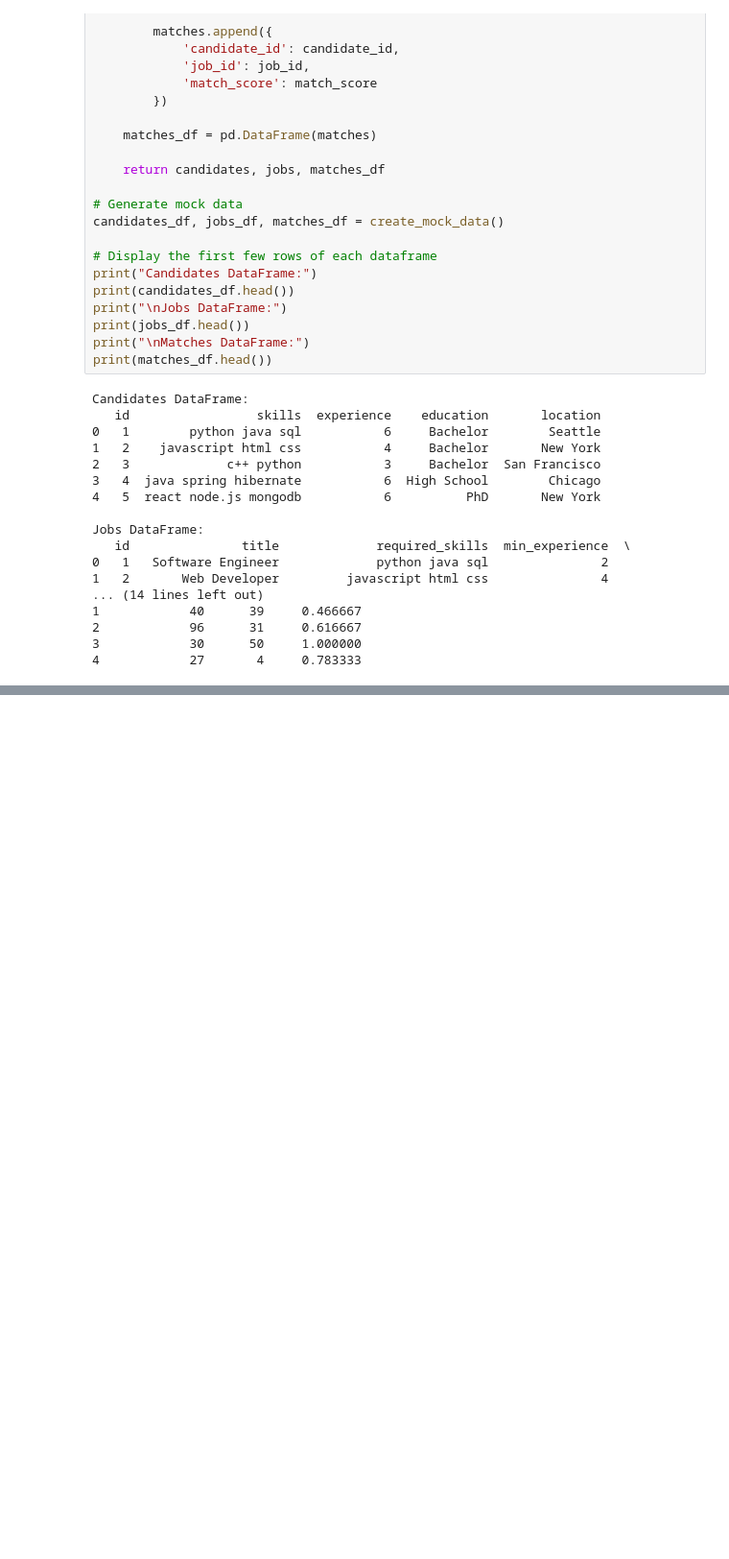
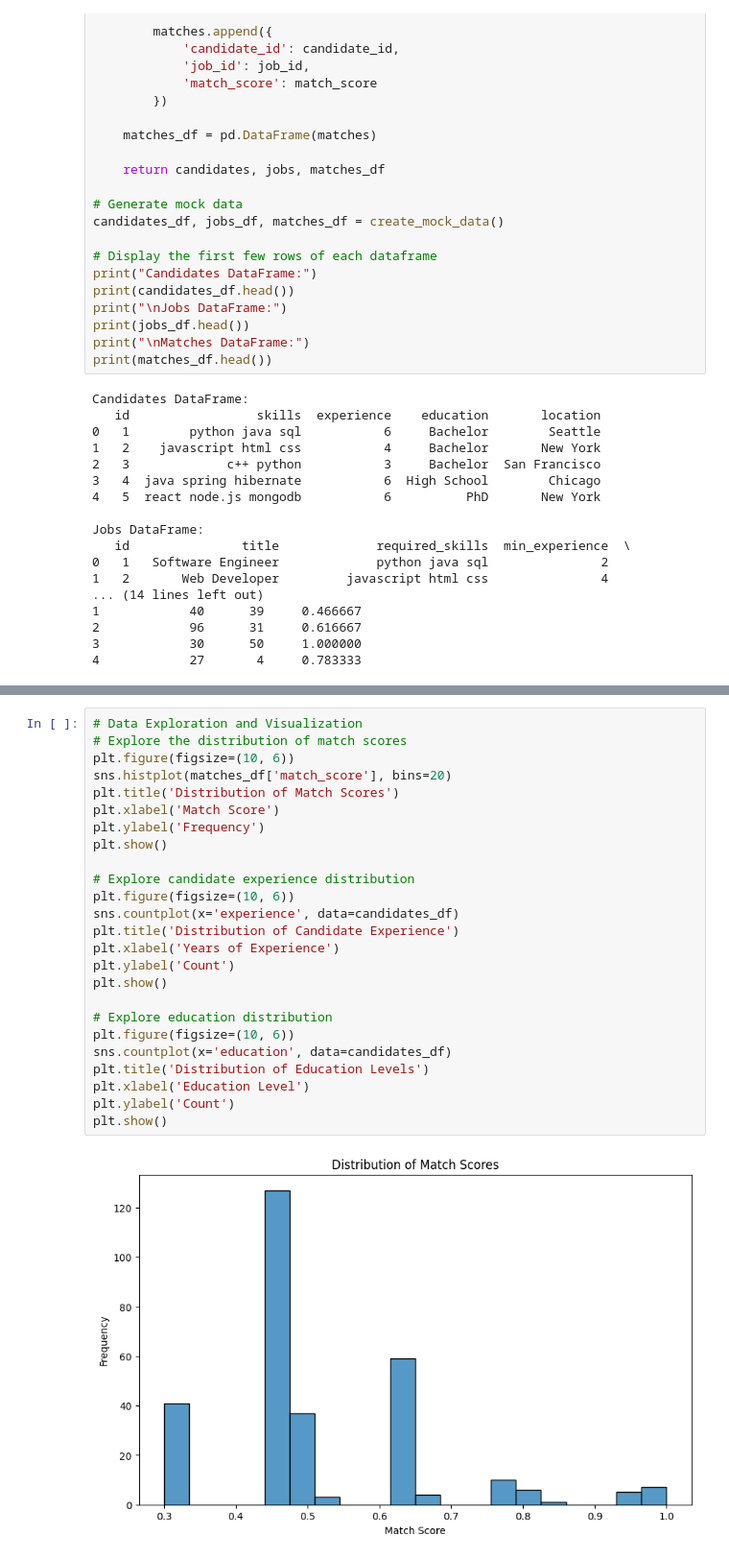
Before and after one commit to AiJared/job_matching_model, a Jupyter notebook: job_matching.ipynb, the cells around one changed output, grey strips where cells are left out. Shown: that part at 96% size. Saved outputs shown, nothing was run; the diff lists cells and outputs as text; blank space fills up the shorter version.

Commit message:
data exploration and visualization

```diff
--- a/job_matching.ipynb
+++ b/job_matching.ipynb
@@ -129,3 +129,30 @@ print(matches_df.info())
 """
 # %% [output]
 '\n# Load your actual data\ncandidates_df = pd.read_csv(\'candidates.csv\')\njobs_df = pd.read_csv(\'jobs.csv\')\nmatches_df = pd.read_csv(\'matches.csv\')\n\n# Display basic statistics\nprint("Candid ...
+# %%
+# Data Exploration and Visualization
+# Explore the distribution of match scores
+plt.figure(figsize=(10, 6))
+sns.histplot(matches_df['match_score'], bins=20)
+plt.title('Distribution of Match Scores')
+plt.xlabel('Match Score')
+plt.ylabel('Frequency')
+plt.show()
+
+# Explore candidate experience distribution
+plt.figure(figsize=(10, 6))
+sns.countplot(x='experience', data=candidates_df)
+plt.title('Distribution of Candidate Experience')
+plt.xlabel('Years of Experience')
+plt.ylabel('Count')
+plt.show()
+
+# Explore education distribution
+plt.figure(figsize=(10, 6))
+sns.countplot(x='education', data=candidates_df)
+plt.title('Distribution of Education Levels')
+plt.xlabel('Education Level')
+plt.ylabel('Count')
+plt.show()
+# %% [output]
+[figure, added]
```
Also changed, not shown: parts of 2 cells of this notebook.
